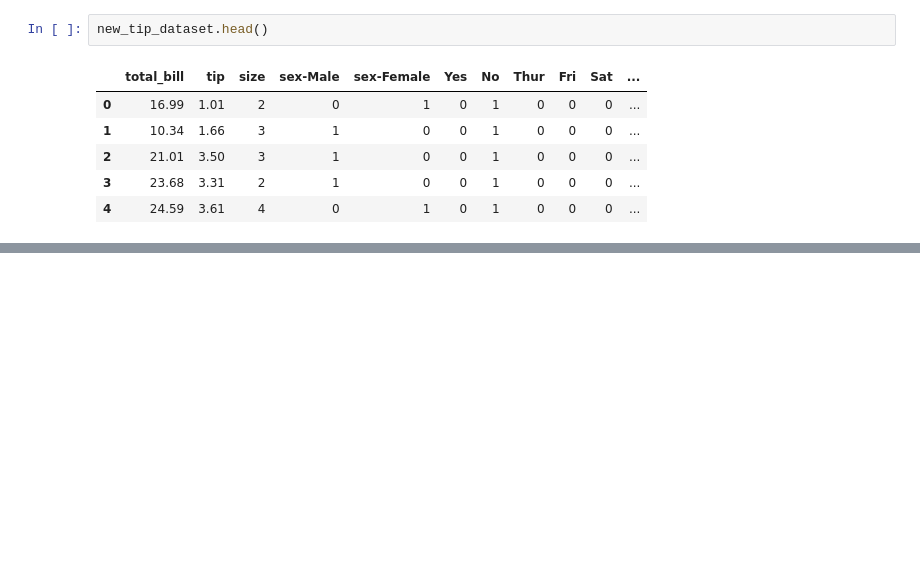
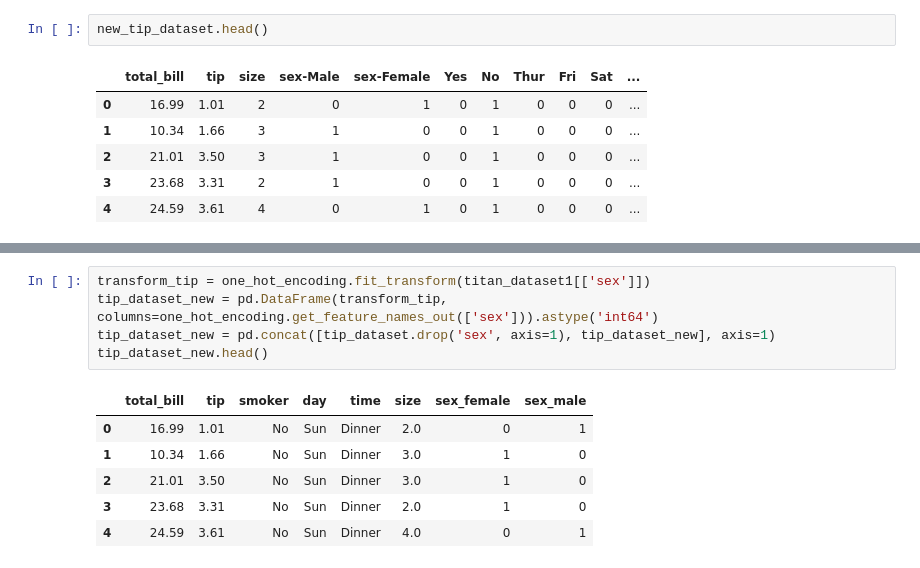
Before and after one commit to Md-Maruf-1727/Data-preprocessing-Practice, a Jupyter notebook: Data pre-processing part1/encoding2OneHot.ipynb, the cells around one changed output, grey strips where cells are left out. Drawn from its saved outputs; the diff is of its cells as text; blank space fills up the shorter version.

```diff
--- a/Data pre-processing part1/encoding2OneHot.ipynb
+++ b/Data pre-processing part1/encoding2OneHot.ipynb
@@ -375,0 +398,12 @@ new_tip_dataset.head()
+# %%
+transform_tip = one_hot_encoding.fit_transform(titan_dataset1[['sex']])
+tip_dataset_new = pd.DataFrame(transform_tip, columns=one_hot_encoding.get_feature_names_out(['sex'])).astype('int64')
+tip_dataset_new = pd.concat([tip_dataset.drop('sex', axis=1), tip_dataset_new], axis=1)
+tip_dataset_new.head()
+# %% [output]
+|  | total_bill | tip | smoker | day | time | size | sex_female | sex_male |
+| 0 | 16.99 | 1.01 | No | Sun | Dinner | 2.0 | 0 | 1 |
+| 1 | 10.34 | 1.66 | No | Sun | Dinner | 3.0 | 1 | 0 |
+| 2 | 21.01 | 3.50 | No | Sun | Dinner | 3.0 | 1 | 0 |
+| 3 | 23.68 | 3.31 | No | Sun | Dinner | 2.0 | 1 | 0 |
+| 4 | 24.59 | 3.61 | No | Sun | Dinner | 4.0 | 0 | 1 |
```
Also changed, not shown: parts of 4 cells of this notebook.
